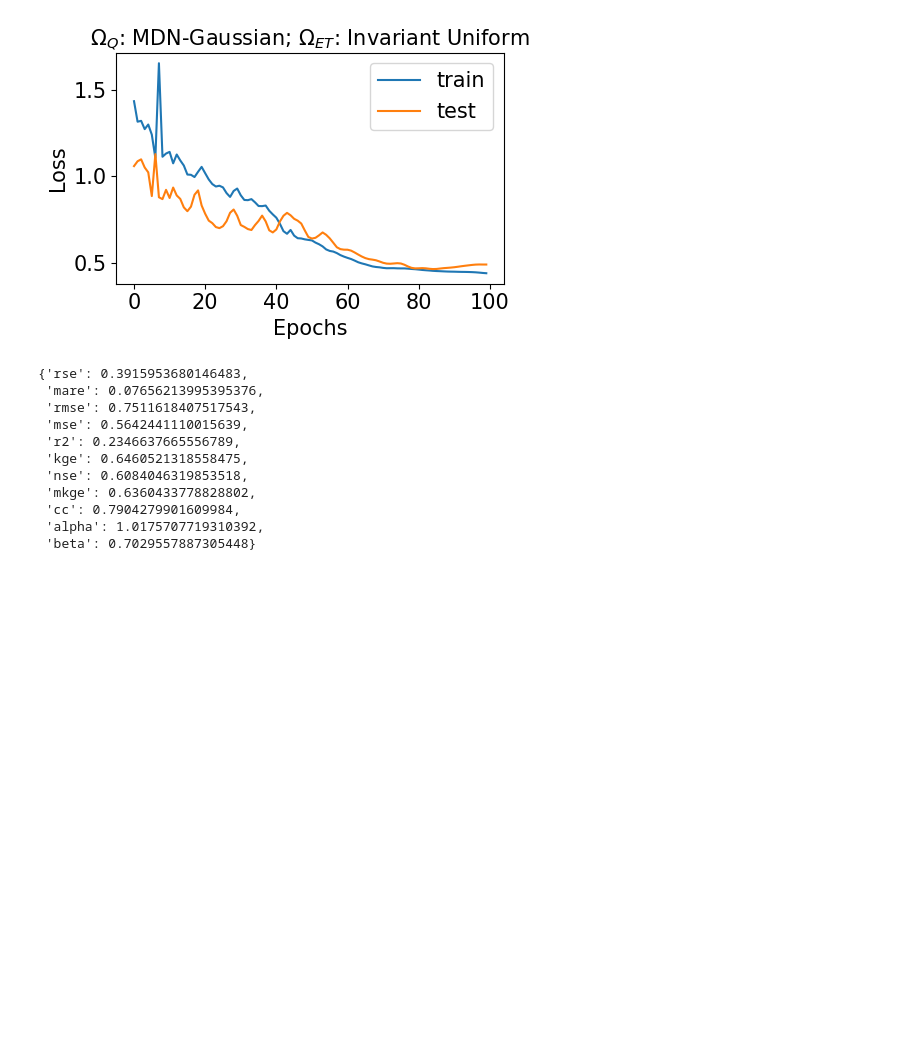
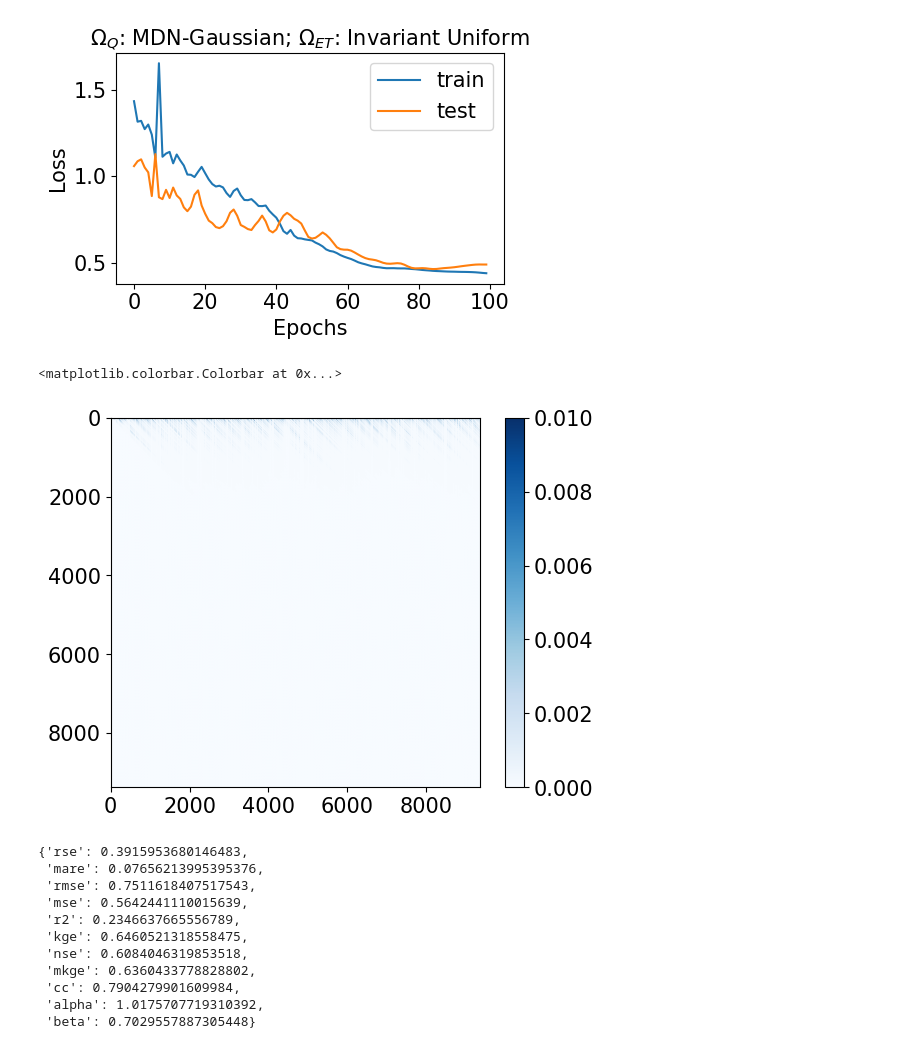
Before and after one commit to PeishiJiang/DiffFlowTransport, a Jupyter notebook: Plynlimon/SASTransport.ipynb, the cells around one changed output. Drawn from its saved outputs; the diff is of its cells as text; code cells hidden in the pictures; blank space fills up the shorter version.

```diff
--- a/Plynlimon/SASTransport.ipynb
+++ b/Plynlimon/SASTransport.ipynb
@@ -423,6 +424,15 @@ df['C_Q mdn-trained'] = C_Q
 # )
 # # plt.plot(C_Q)
 # df['C_Q mdn'] = C_Q
+# %%
+plt.imshow(pQETs[...,0], cmap='Blues', vmin=0., vmax=0.01)
+plt.colorbar()
+# plt.plot(pQETs[:,900,0])
+# plt.imshow(sT, cmap='Blues')
+# plt.colorbar()
+# %% [output]
+<matplotlib.colorbar.Colorbar at 0x...>
+[figure, added]
 # %%
 # Compute the metrics
 compute_metrics(df['C_Q mdn-trained'].values, df['Q Cl mg/l'].values, mask_naninf=True)
```
Also changed, not shown: parts of 2 cells of this notebook, 9 other files.
